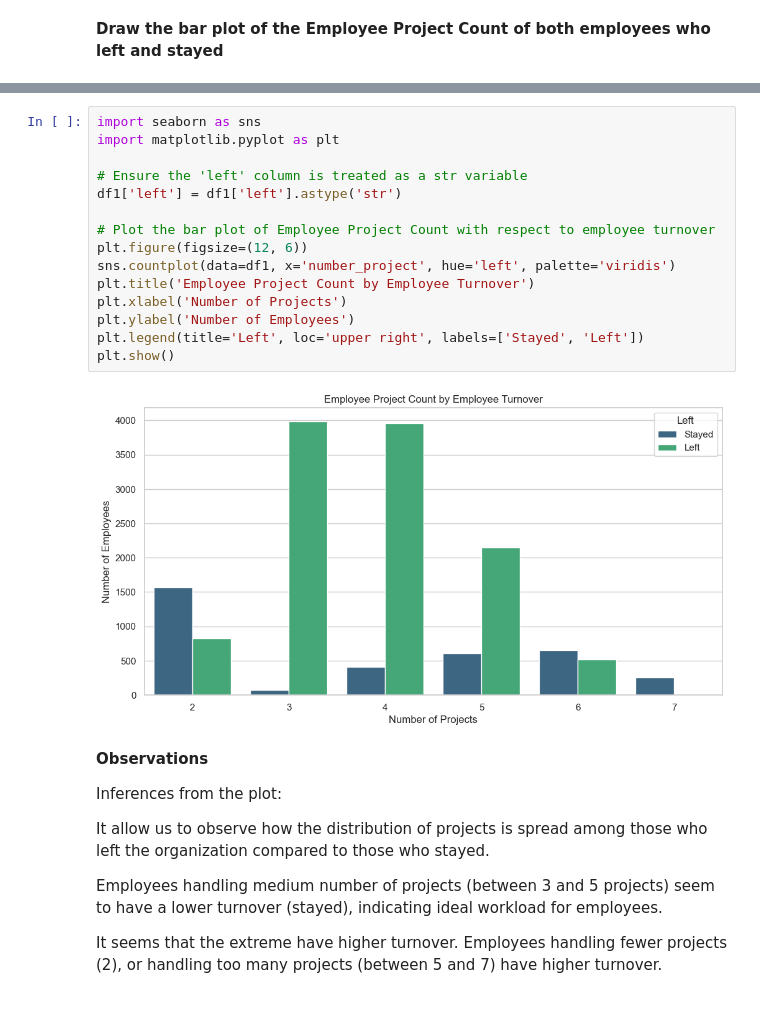
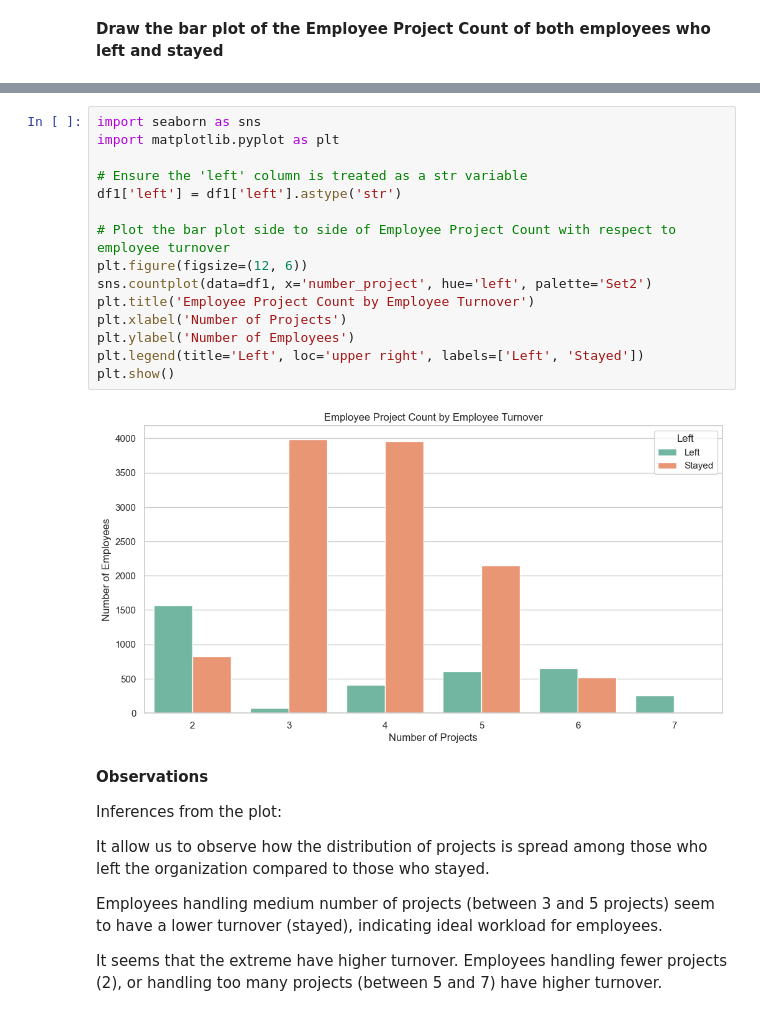
Before and after one commit to karmenatwork/4_CB_employees_turnover, a Jupyter notebook: main.ipynb, the cells around one changed output, grey strips where cells are left out. Cells and saved outputs as stored; diff of their text form.

```diff
--- a/main.ipynb
+++ b/main.ipynb
@@ -343,20 +362,20 @@ plt.show()
 # %%
 import seaborn as sns
 import matplotlib.pyplot as plt
 
 # Ensure the 'left' column is treated as a str variable
 df1['left'] = df1['left'].astype('str')
 
-# Plot the bar plot of Employee Project Count with respect to employee turnover
+# Plot the bar plot side to side of Employee Project Count with respect to employee turnover
 plt.figure(figsize=(12, 6))
-sns.countplot(data=df1, x='number_project', hue='left', palette='viridis')
+sns.countplot(data=df1, x='number_project', hue='left', palette='Set2')
 plt.title('Employee Project Count by Employee Turnover')
 plt.xlabel('Number of Projects')
 plt.ylabel('Number of Employees')
-plt.legend(title='Left', loc='upper right', labels=['Stayed', 'Left'])
+plt.legend(title='Left', loc='upper right', labels=['Left', 'Stayed'])
 plt.show()
 # %% [output]
-[figure, old version]
+[figure, new version]
 # %% [markdown]
 __Observations__
 
```
Also changed, not shown: parts of 15 cells of this notebook.
